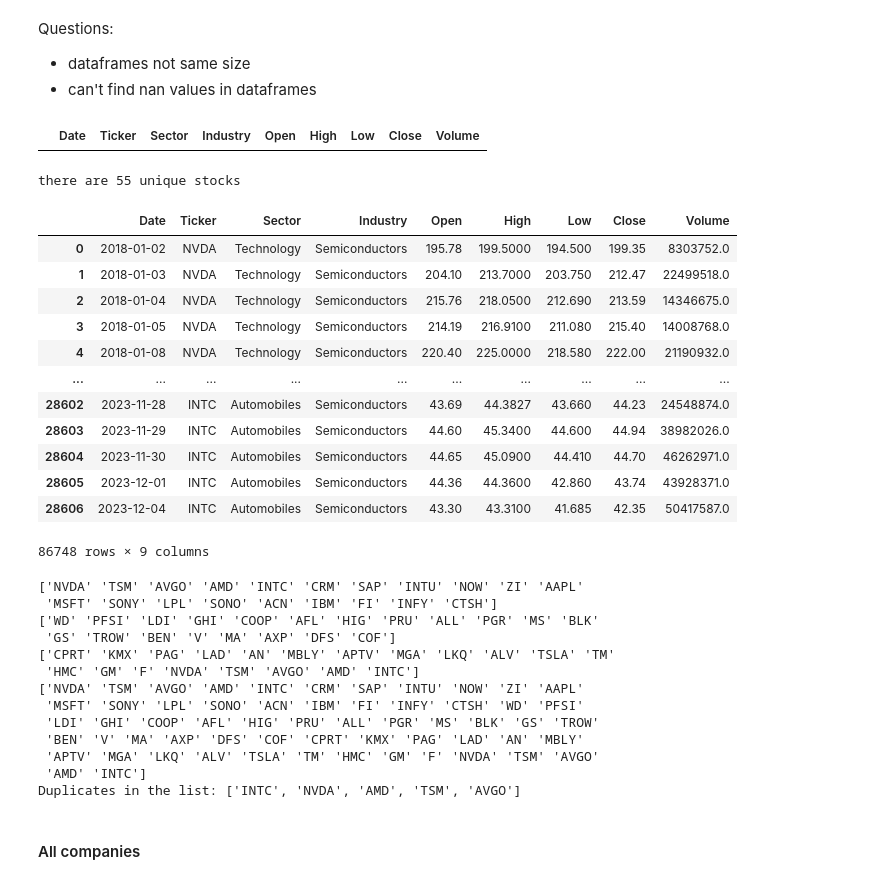
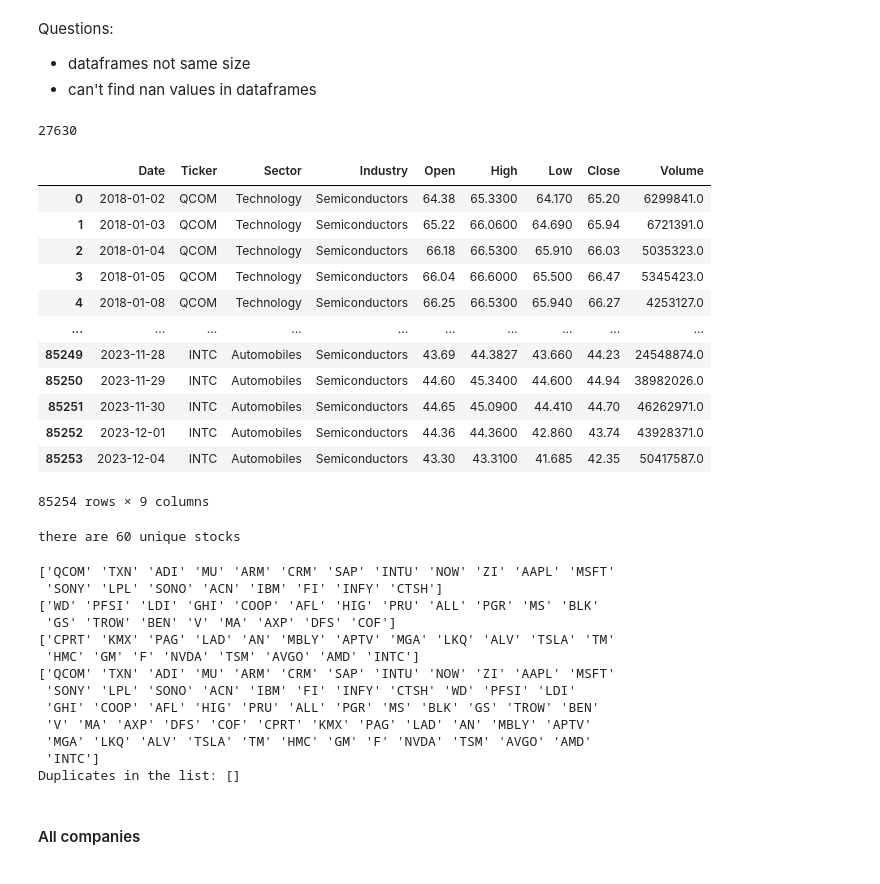
Before and after one commit to alisonands/Stock-Analysis, a Jupyter notebook: Tech/visualizations.ipynb, the cells around one changed output. Saved outputs shown, nothing was run; the diff lists cells and outputs as text; code cells hidden in the pictures.

```diff
--- a/Tech/visualizations.ipynb
+++ b/Tech/visualizations.ipynb
@@ -7,34 +7,36 @@ import pandas as pd
 import numpy as np
 import matplotlib.pyplot as plt
 # %%
-tech_data = pd.read_csv('tech_data.csv').drop(columns={'Unnamed: 0'})
+tech_data = pd.read_csv('tech_data_update.csv').drop(columns={'Unnamed: 0'})
 finance_data = pd.read_csv('../ExtractFinances/Financial_stock_data.csv')
 auto_data = pd.read_csv('../Automotive/final_auto_stock_data.csv')
+len(tech_data)
+# %% [output]
+27630
 # %%
-pd.merge(pd.merge(tech_data, finance_data, how='outer'), auto_data, how = 'outer')
-a = pd.merge(tech_data, finance_data, on = ['Date', 'Ticker', 'Sector', 'Industry', 'Open', 'High', 'Low', 'Close', 'Volume'])
-# b = pd.merge(a, auto_data, on = ['Date', 'Ticker', 'Sector', 'Industry', 'Open', 'High', 'Low', 'Close', 'Volume'])
-a
+# pd.merge(pd.merge(tech_data, finance_data, how='outer'), auto_data, how = 'outer')
+a = pd.merge(tech_data, finance_data, on = ['Date', 'Ticker', 'Sector', 'Industry', 'Open', 'High', 'Low', 'Close', 'Volume'], how = 'outer')
+b = pd.merge(a, auto_data, on = ['Date', 'Ticker', 'Sector', 'Industry', 'Open', 'High', 'Low', 'Close', 'Volume'], how = 'outer')
+b
 # %% [output]
 |  | Date | Ticker | Sector | Industry | Open | High | Low | Close | Volume |
+| 0 | 2018-01-02 | QCOM | Technology | Semiconductors | 64.38 | 65.3300 | 64.170 | 65.20 | 6299841.0 |
+| 1 | 2018-01-03 | QCOM | Technology | Semiconductors | 65.22 | 66.0600 | 64.690 | 65.94 | 6721391.0 |
+| 2 | 2018-01-04 | QCOM | Technology | Semiconductors | 66.18 | 66.5300 | 65.910 | 66.03 | 5035323.0 |
+| 3 | 2018-01-05 | QCOM | Technology | Semiconductors | 66.04 | 66.6000 | 65.500 | 66.47 | 5345423.0 |
+| 4 | 2018-01-08 | QCOM | Technology | Semiconductors | 66.25 | 66.5300 | 65.940 | 66.27 | 4253127.0 |
+| ... | ... | ... | ... | ... | ... | ... | ... | ... | ... |
+| 85249 | 2023-11-28 | INTC | Automobiles | Semiconductors | 43.69 | 44.3827 | 43.660 | 44.23 | 24548874.0 |
+| 85250 | 2023-11-29 | INTC | Automobiles | Semiconductors | 44.60 | 45.3400 | 44.600 | 44.94 | 38982026.0 |
+| 85251 | 2023-11-30 | INTC | Automobiles | Semiconductors | 44.65 | 45.0900 | 44.410 | 44.70 | 46262971.0 |
+| 85252 | 2023-12-01 | INTC | Automobiles | Semiconductors | 44.36 | 44.3600 | 42.860 | 43.74 | 43928371.0 |
+| 85253 | 2023-12-04 | INTC | Automobiles | Semiconductors | 43.30 | 43.3100 | 41.685 | 42.35 | 50417587.0 |
+85254 rows × 9 columns
 # %%
 data = pd.concat([tech_data, finance_data, auto_data])
 print (f'there are {len(data["Ticker"].unique())} unique stocks')
 # %% [output]
-there are 55 unique stocks
+there are 60 unique stocks
-|  | Date | Ticker | Sector | Industry | Open | High | Low | Close | Volume |
-| 0 | 2018-01-02 | NVDA | Technology | Semiconductors | 195.78 | 199.5000 | 194.500 | 199.35 | 8303752.0 |
-| 1 | 2018-01-03 | NVDA | Technology | Semiconductors | 204.10 | 213.7000 | 203.750 | 212.47 | 22499518.0 |
-| 2 | 2018-01-04 | NVDA | Technology | Semiconductors | 215.76 | 218.0500 | 212.690 | 213.59 | 14346675.0 |
-| 3 | 2018-01-05 | NVDA | Technology | Semiconductors | 214.19 | 216.9100 | 211.080 | 215.40 | 14008768.0 |
-| 4 | 2018-01-08 | NVDA | Technology | Semiconductors | 220.40 | 225.0000 | 218.580 | 222.00 | 21190932.0 |
-| ... | ... | ... | ... | ... | ... | ... | ... | ... | ... |
-| 28602 | 2023-11-28 | INTC | Automobiles | Semiconductors | 43.69 | 44.3827 | 43.660 | 44.23 | 24548874.0 |
-| 28603 | 2023-11-29 | INTC | Automobiles | Semiconductors | 44.60 | 45.3400 | 44.600 | 44.94 | 38982026.0 |
-| 28604 | 2023-11-30 | INTC | Automobiles | Semiconductors | 44.65 | 45.0900 | 44.410 | 44.70 | 46262971.0 |
-| 28605 | 2023-12-01 | INTC | Automobiles | Semiconductors | 44.36 | 44.3600 | 42.860 | 43.74 | 43928371.0 |
-| 28606 | 2023-12-04 | INTC | Automobiles | Semiconductors | 43.30 | 43.3100 | 41.685 | 42.35 | 50417587.0 |
-86748 rows × 9 columns
 # %%
 # unique stocks
 print(tech_data['Ticker'].unique())
@@ -58,19 +60,19 @@ def find_duplicates(lst):
 # Example usage with strings:
 print("Duplicates in the list:", find_duplicates(array))
 # %% [output]
-['NVDA' 'TSM' 'AVGO' 'AMD' 'INTC' 'CRM' 'SAP' 'INTU' 'NOW' 'ZI' 'AAPL'
- 'MSFT' 'SONY' 'LPL' 'SONO' 'ACN' 'IBM' 'FI' 'INFY' 'CTSH']
+['QCOM' 'TXN' 'ADI' 'MU' 'ARM' 'CRM' 'SAP' 'INTU' 'NOW' 'ZI' 'AAPL' 'MSFT'
+ 'SONY' 'LPL' 'SONO' 'ACN' 'IBM' 'FI' 'INFY' 'CTSH']
 ['WD' 'PFSI' 'LDI' 'GHI' 'COOP' 'AFL' 'HIG' 'PRU' 'ALL' 'PGR' 'MS' 'BLK'
  'GS' 'TROW' 'BEN' 'V' 'MA' 'AXP' 'DFS' 'COF']
 ['CPRT' 'KMX' 'PAG' 'LAD' 'AN' 'MBLY' 'APTV' 'MGA' 'LKQ' 'ALV' 'TSLA' 'TM'
  'HMC' 'GM' 'F' 'NVDA' 'TSM' 'AVGO' 'AMD' 'INTC']
-['NVDA' 'TSM' 'AVGO' 'AMD' 'INTC' 'CRM' 'SAP' 'INTU' 'NOW' 'ZI' 'AAPL'
- 'MSFT' 'SONY' 'LPL' 'SONO' 'ACN' 'IBM' 'FI' 'INFY' 'CTSH' 'WD' 'PFSI'
- 'LDI' 'GHI' 'COOP' 'AFL' 'HIG' 'PRU' 'ALL' 'PGR' 'MS' 'BLK' 'GS' 'TROW'
- 'BEN' 'V' 'MA' 'AXP' 'DFS' 'COF' 'CPRT' 'KMX' 'PAG' 'LAD' 'AN' 'MBLY'
- 'APTV' 'MGA' 'LKQ' 'ALV' 'TSLA' 'TM' 'HMC' 'GM' 'F' 'NVDA' 'TSM' 'AVGO'
- 'AMD' 'INTC']
-Duplicates in the list: ['INTC', 'NVDA', 'AMD', 'TSM', 'AVGO']
+['QCOM' 'TXN' 'ADI' 'MU' 'ARM' 'CRM' 'SAP' 'INTU' 'NOW' 'ZI' 'AAPL' 'MSFT'
+ 'SONY' 'LPL' 'SONO' 'ACN' 'IBM' 'FI' 'INFY' 'CTSH' 'WD' 'PFSI' 'LDI'
+ 'GHI' 'COOP' 'AFL' 'HIG' 'PRU' 'ALL' 'PGR' 'MS' 'BLK' 'GS' 'TROW' 'BEN'
+ 'V' 'MA' 'AXP' 'DFS' 'COF' 'CPRT' 'KMX' 'PAG' 'LAD' 'AN' 'MBLY' 'APTV'
+ 'MGA' 'LKQ' 'ALV' 'TSLA' 'TM' 'HMC' 'GM' 'F' 'NVDA' 'TSM' 'AVGO' 'AMD'
+ 'INTC']
+Duplicates in the list: []
 # %% [markdown]
 #### All companies
 # %%
```
Also changed, not shown: parts of 5 cells of this notebook.
